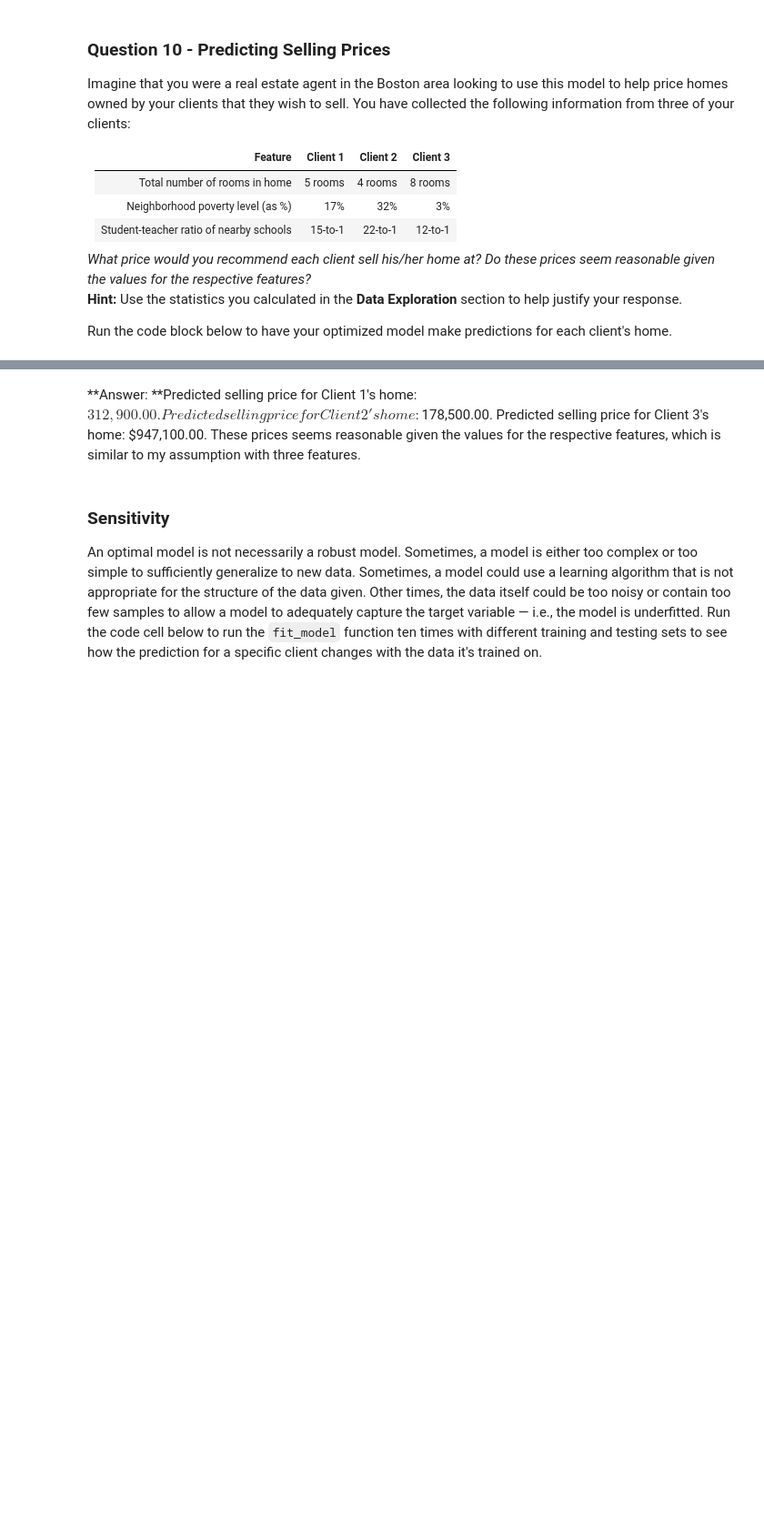
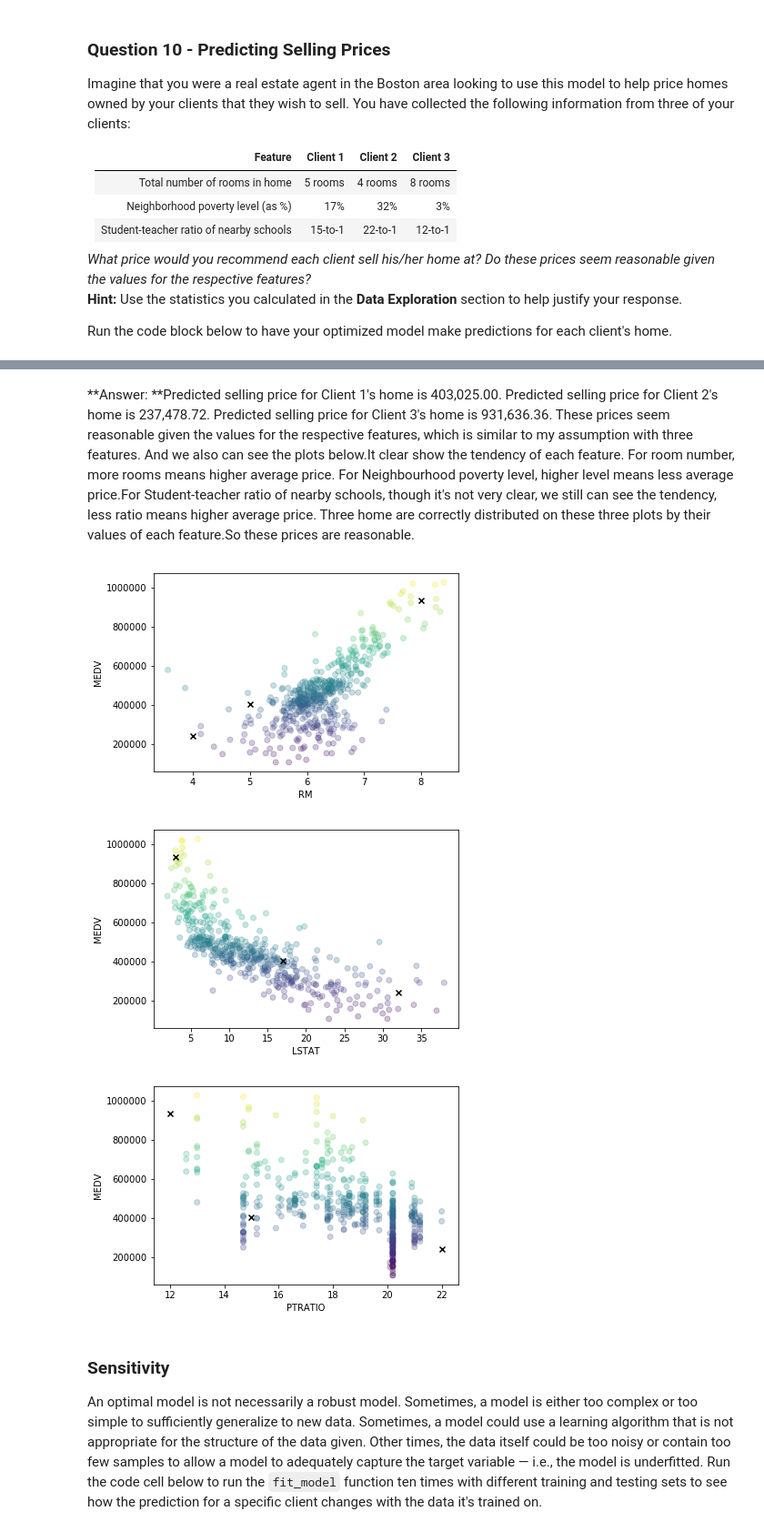
Before and after one commit to clarkyu2016/machine-learning-nanodegree, a Jupyter notebook: P1 boston_housing/boston_housing.ipynb, the cells around one changed output, grey strips where cells are left out. Shown: that part at 91% size. Saved outputs shown, nothing was run; the diff lists cells and outputs as text; code cells hidden in the pictures; blank space fills up the shorter version.

```diff
--- a/P1 boston_housing/boston_housing.ipynb
+++ b/P1 boston_housing/boston_housing.ipynb
@@ -262,7 +275,7 @@ def fit_model(X, y):
     regressor = DecisionTreeRegressor()
 
     # TODO: Create a dictionary for the parameter 'max_depth' with a range from 1 to 10
-    params = {'max_depth':[1,2,3,4,5,6,7,8,9,10]}
+    params = {'max_depth':range(1,11)}
 
     # TODO: Transform 'performance_metric' into a scoring function using 'make_scorer'
     scoring_fnc = make_scorer(performance_metric)
@@ -322,5 +335,18 @@ Predicted selling price for Client 3's home: $947,100.00
 # %% [markdown]
-**Answer: **Predicted selling price for Client 1's home: $312,900.00. Predicted selling price for Client 2's home: $178,500.00. Predicted selling price for Client 3's home: $947,100.00. These prices seems reasonable given the values for the respective features, which is similar to my assumption with three features.
+**Answer: **Predicted selling price for Client 1's home is 403,025.00. Predicted selling price for Client 2's home is 237,478.72. Predicted selling price for Client 3's home is 931,636.36. These prices seem reasonable given the values for the respective features, which is similar to my assumption with three features. And we also can see the plots below.It clear show the tendency of each feature. For room number, more rooms means higher average price. For Neighbourhood poverty level, higher level means less average price.For Student-teacher ratio of nearby schools, though it's not very clear, we still can see the tendency, less ratio means higher average price. Three home are correctly distributed on these three plots by their values of each feature.So these prices are reasonable.
+# %%
+clients = np.transpose(client_data)
+pred = reg.predict(client_data)
+for i, feat in enumerate(['RM','LSTAT','PTRATIO']):
+    plt.scatter(features[feat],prices,alpha=0.25,c=prices)
+    plt.scatter(clients[i], pred,color="black",marker='x', linewidths=2)
+    plt.xlabel(feat)
+    plt.ylabel('MEDV')
+    plt.show()
+# %% [output]
+[figure, added]
+[figure, added]
+[figure, added]
 # %% [markdown]
 ### Sensitivity
 An optimal model is not necessarily a robust model. Sometimes, a model is either too complex or too simple to sufficiently generalize to new data. Sometimes, a model could use a learning algorithm that is not appropriate for the structure of the data given. Other times, the data itself could be too noisy or contain too few samples to allow a model to adequately capture the target variable — i.e., the model is underfitted. Run the code cell below to run the `fit_model` function ten times with different training and testing sets to see how the prediction for a specific client changes with the data it's trained on.
```
Also changed, not shown: parts of 15 cells of this notebook, 1 other file.
